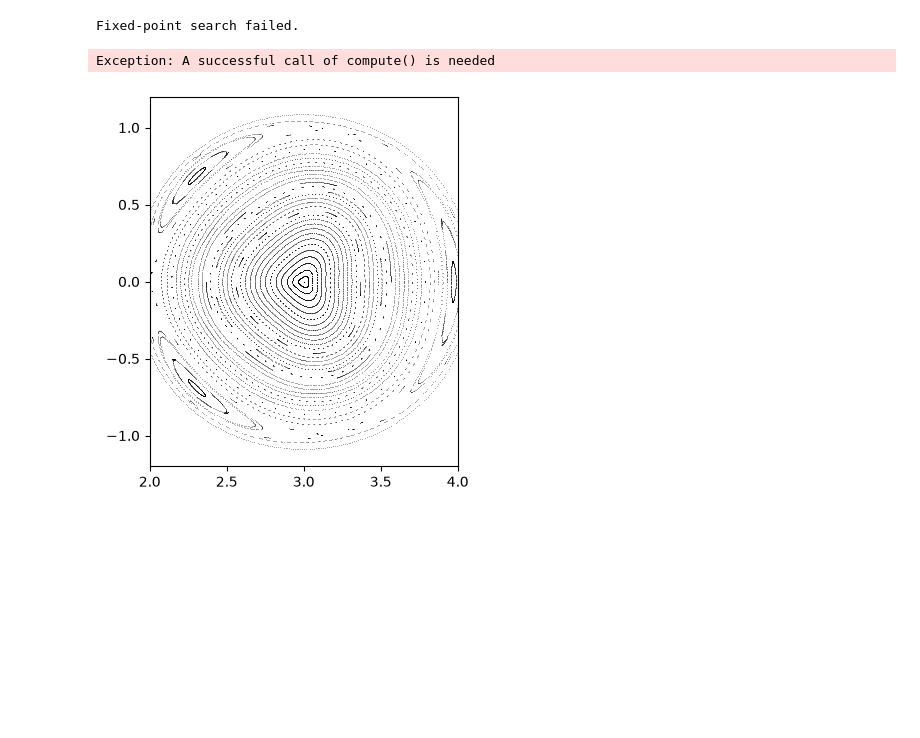
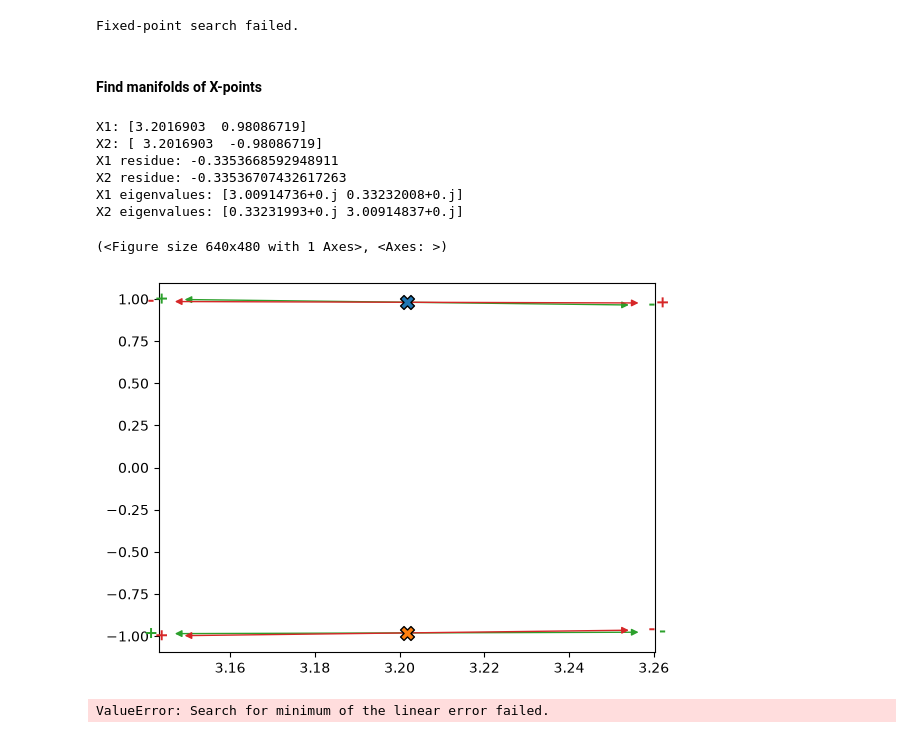
Before and after one commit to mireiaraventos/SdS, a Jupyter notebook: local/pyoculus_examples/island_fp.ipynb, the cells around one changed output. Saved outputs shown, nothing was run; the diff lists cells and outputs as text; code cells hidden in the pictures; blank space fills up the shorter version.

Commit message:
Examples of finding the manifolds

```diff
--- a/local/pyoculus_examples/island_fp.ipynb
+++ b/local/pyoculus_examples/island_fp.ipynb
@@ -147,22 +133,53 @@ else:
     print("Fixed-point search failed.")
 # %% [output]
 Fixed-point search failed.
-# %%
-fig, ax = pplot.plot(
-    marker=".",
-    s=0.5,
-    xlim=[2., 4.],
-    ylim=[-1.2, 1.2]
-)
-
-fp.plot(
-    fig=fig,
-    ax=ax,
-    marker="X",
-    s=80
-)
-
-plt.show()
-# %% [output]
-Exception: A successful call of compute() is needed
-[figure, removed]
+# %% [markdown]
+#### Find manifolds of X-points
+# %%
+fp_x1 = FixedPoint(mymap)
+fp_x1.find(m, np.array([3., 0.9]))
+
+fp_x1._found_by_iota = True
+fp_x1._m = m
+
+fp_x2 = FixedPoint(mymap)
+fp_x2.find(m, fp_x1.coords[1])
+
+fp_x2._found_by_iota = True
+fp_x2._m = m
+# %%
+print("X1:", fp_x1.coords[0])
+print("X2:", fp_x2.coords[0])
+
+print("X1 residue:", fp_x1.GreenesResidue)
+print("X2 residue:", fp_x2.GreenesResidue)
+
+print("X1 eigenvalues:", fp_x1.eigenvalues)
+print("X2 eigenvalues:", fp_x2.eigenvalues)
+
+Manifold.show_directions(fp_x1, fp_x2)
+# %% [output]
+X1: [3.2016903  0.98086719]
+X2: [ 3.2016903  -0.98086719]
+X1 residue: -0.3353668592948911
+X2 residue: -0.33536707432617263
+X1 eigenvalues: [3.00914736+0.j 0.33232008+0.j]
+X2 eigenvalues: [0.33231993+0.j 3.00914837+0.j]
+(<Figure size 640x480 with 1 Axes>, <Axes: >)
+[figure, added]
+# %%
+manifold = Manifold(
+    mymap,
+    fp_x1,
+    fp_x2,
+    "-",
+    "-",
+    True
+)
+
+manifold.compute(
+    nint_s=8,
+    nint_u=8
+)
+# %% [output]
+ValueError: Search for minimum of the linear error failed.
```
Also changed, not shown: parts of 10 cells of this notebook.
